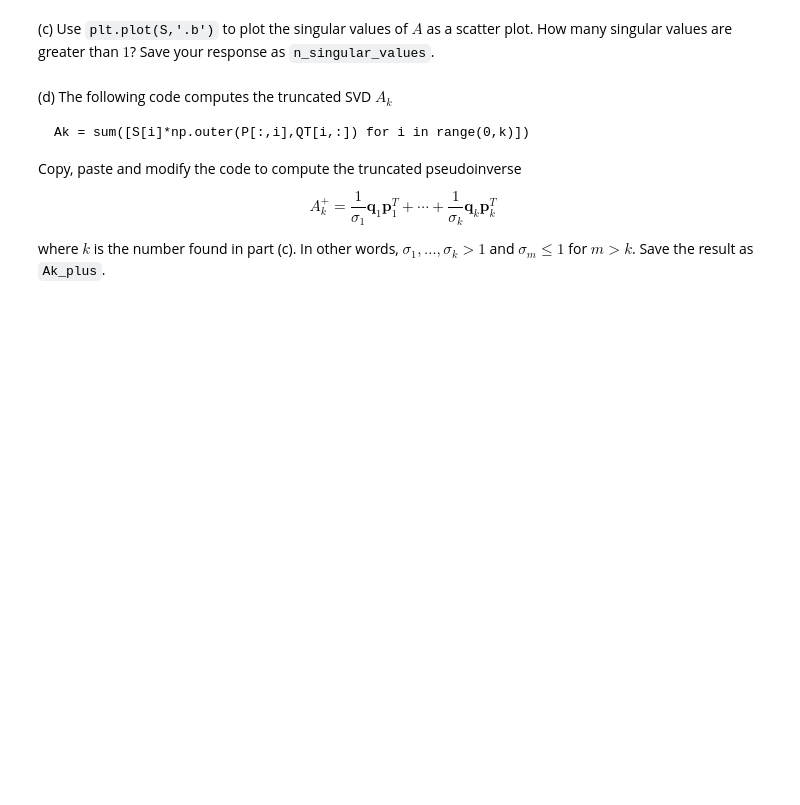
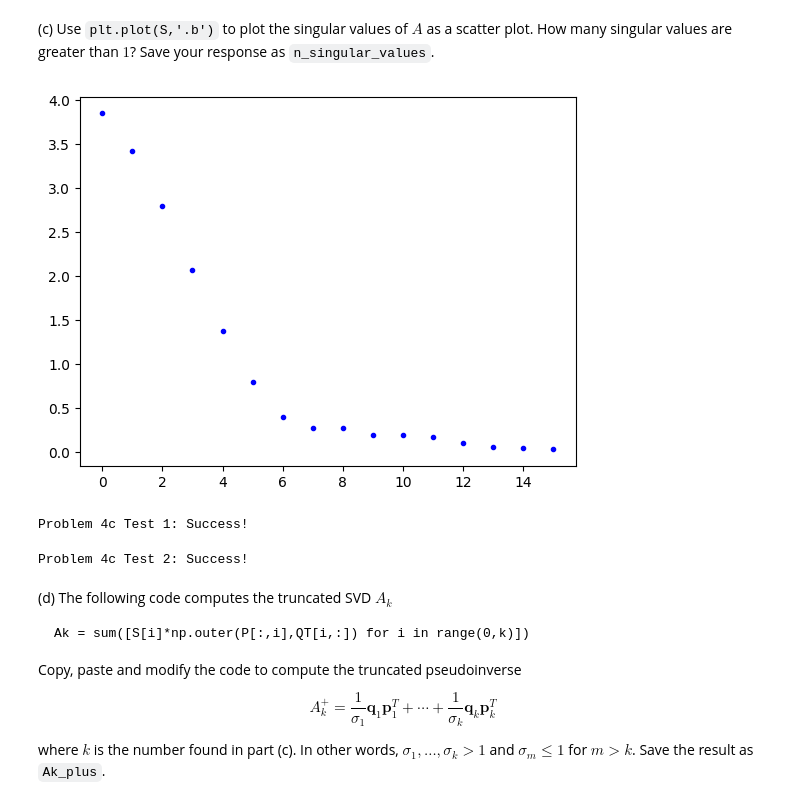
Before and after one commit to ejb1733/MATH307, a Jupyter notebook: assignment3.ipynb, the cells around one changed output. Cells and saved outputs as stored; diff of their text form; code cells hidden in the pictures; blank space fills up the shorter version.

```diff
--- a/assignment3.ipynb
+++ b/assignment3.ipynb
@@ -324,15 +341,23 @@ print("Problem 4b Test 2: Success!")
 (c) Use `plt.plot(S,'.b')` to plot the singular values of $A$ as a scatter plot. How many singular values are greater than $1$? Save your response as `n_singular_values`.
 # %%
 # YOUR CODE HERE
-n_singular_values =
+plt.plot(S4,'.b')
+
+n_singular_values = 5
+# %% [output]
+[figure, added]
 # %%
 "Verify n_singular_values is defined as an integer. (1 mark)"
 assert isinstance(n_singular_values,int)
 print("Problem 4c Test 1: Success!")
+# %% [output]
+Problem 4c Test 1: Success!
 # %%
 "Verify n_singular_values has correct value. This cell contains hidden tests. (1 mark)"
 assert isinstance(n_singular_values,int)
 print("Problem 4c Test 2: Success!")
+# %% [output]
+Problem 4c Test 2: Success!
 # %% [markdown]
 (d) The following code computes the truncated SVD $A_k$
 
```
Also changed, not shown: parts of 8 cells of this notebook.
